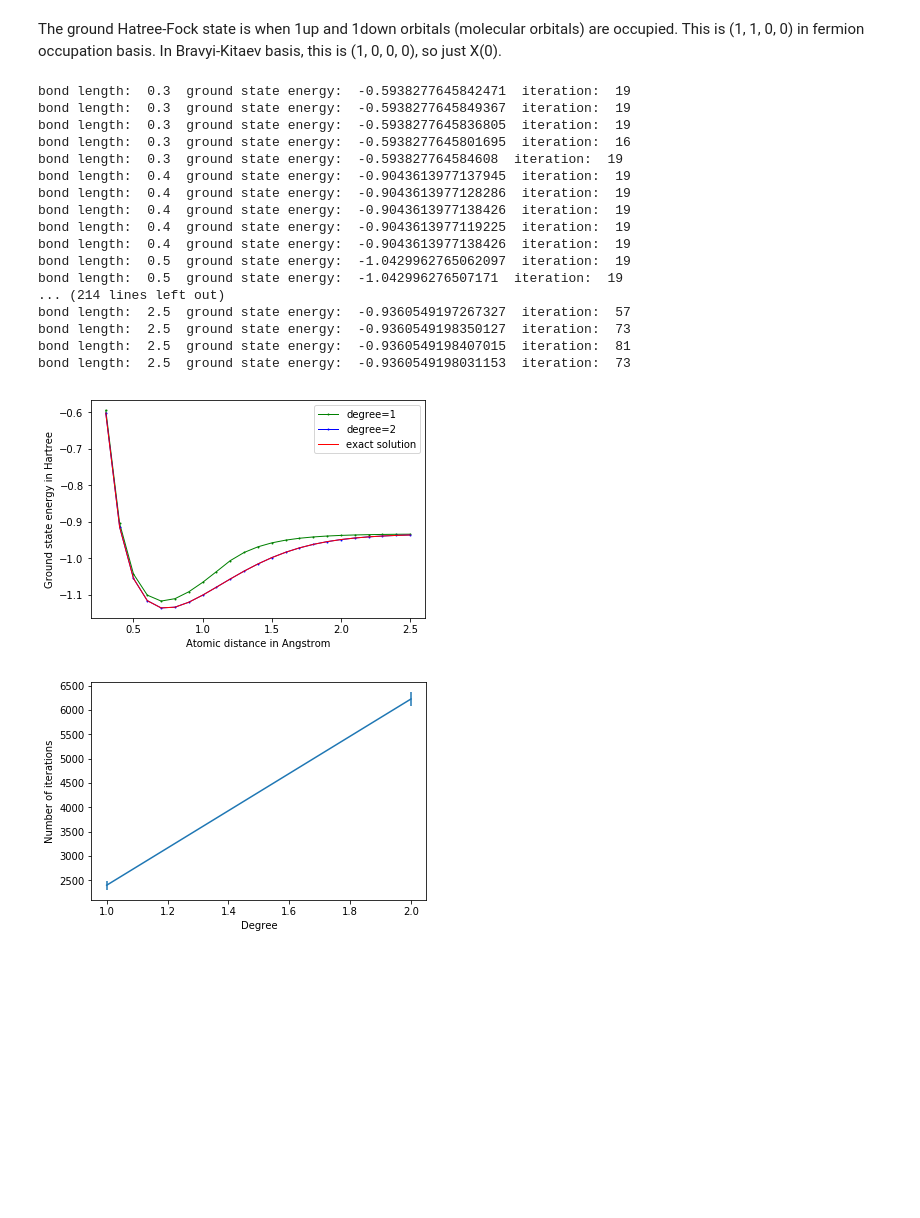
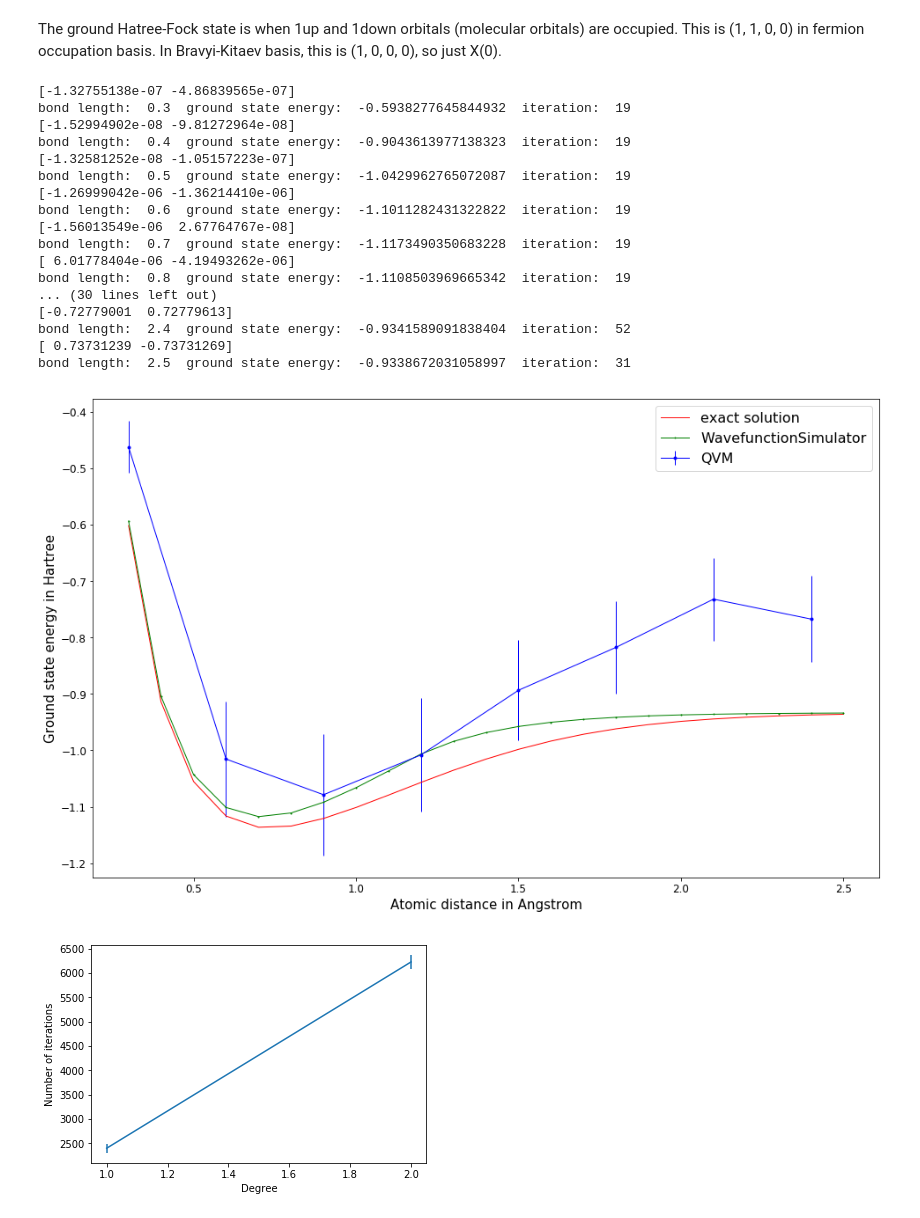
Before and after one commit to mingyu-kang/cs269q_openfermion, a Jupyter notebook: H2 UCC.ipynb, the cells around one changed output. Drawn from its saved outputs; the diff is of its cells as text; code cells hidden in the pictures; blank space fills up the shorter version.

```diff
--- a/H2 UCC.ipynb
+++ b/H2 UCC.ipynb
@@ -106,7 +106,7 @@ vqe_ground_energies_std = []
 vqe_iter_mean = []
 vqe_iter_std = []
 
-for degree in [1,2]:
+for degree in [1]:
     gelist = []
     gestdlist = []
     iterlist = []
@@ -123,7 +123,7 @@ for degree in [1,2]:
 
         gelist_temp = []
         iterlist_temp = []
-        for i in range(5):
+        for i in range(1):
             ge, cnt = get_ground_energy_ucc_h2(h2_interaction_hamil, degree)
             print('bond length: ', round(bond_length, 2), ' ground state energy: ', ge, ' iteration: ', cnt)
             gelist_temp.append(ge)
@@ -138,55 +138,60 @@ for degree in [1,2]:
     vqe_iter_mean.append(np.mean(iterlist))
     vqe_iter_std.append(np.mean(iterstdlist))
 # %% [output]
-bond length:  0.3  ground state energy:  -0.5938277645842471  iteration:  19
-bond length:  0.3  ground state energy:  -0.5938277645849367  iteration:  19
-bond length:  0.3  ground state energy:  -0.5938277645836805  iteration:  19
-bond length:  0.3  ground state energy:  -0.5938277645801695  iteration:  16
-bond length:  0.3  ground state energy:  -0.593827764584608  iteration:  19
-bond length:  0.4  ground state energy:  -0.9043613977137945  iteration:  19
-bond length:  0.4  ground state energy:  -0.9043613977128286  iteration:  19
-bond length:  0.4  ground state energy:  -0.9043613977138426  iteration:  19
-bond length:  0.4  ground state energy:  -0.9043613977119225  iteration:  19
-bond length:  0.4  ground state energy:  -0.9043613977138426  iteration:  19
-bond length:  0.5  ground state energy:  -1.0429962765062097  iteration:  19
-bond length:  0.5  ground state energy:  -1.042996276507171  iteration:  19
-... (214 lines left out)
-bond length:  2.5  ground state energy:  -0.9360549197267327  iteration:  57
-bond length:  2.5  ground state energy:  -0.9360549198350127  iteration:  73
-bond length:  2.5  ground state energy:  -0.9360549198407015  iteration:  81
-bond length:  2.5  ground state energy:  -0.9360549198031153  iteration:  73
+[-1.32755138e-07 -4.86839565e-07]
+bond length:  0.3  ground state energy:  -0.5938277645844932  iteration:  19
+[-1.52994902e-08 -9.81272964e-08]
+bond length:  0.4  ground state energy:  -0.9043613977138323  iteration:  19
+[-1.32581252e-08 -1.05157223e-07]
+bond length:  0.5  ground state energy:  -1.0429962765072087  iteration:  19
+[-1.26999042e-06 -1.36214410e-06]
+bond length:  0.6  ground state energy:  -1.1011282431322822  iteration:  19
+[-1.56013549e-06  2.67764767e-08]
+bond length:  0.7  ground state energy:  -1.1173490350683228  iteration:  19
+[ 6.01778404e-06 -4.19493262e-06]
+bond length:  0.8  ground state energy:  -1.1108503969665342  iteration:  19
+... (30 lines left out)
+[-0.72779001  0.72779613]
+bond length:  2.4  ground state energy:  -0.9341589091838404  iteration:  52
+[ 0.73731239 -0.73731269]
+bond length:  2.5  ground state energy:  -0.9338672031058997  iteration:  31
 # %%
 # Set molecule parameters.
 basis = 'sto-3g'
 multiplicity = 1
+
+vqe_qvm_deg1 = np.array([-0.4624058470678082, -1.015415011064866, -1.078574021527077, -1.0080117573300524, -0.8935215369858669, -0.8175487109835171, -0.7321655888885132, -0.7673884787306767])
+vqe_qvm_deg1_err = vqe_qvm_deg1*0.1
 
 # Generate molecule at different bond lengths.
 hf_energies = []
 fci_energies = []
 bond_lengths = []
 for bond_length in np.linspace(0.3, 2.5, 23):
     bond_lengths += [bond_length]
     description = str(round(bond_length,2))
 #    print(description)
     geometry = [('H', (0., 0., 0.)), ('H', (0., 0., bond_length))]
     molecule = MolecularData(
         geometry, basis, multiplicity, description=description)
 
     # Load data.
     molecule.load()
     fci_energies += [molecule.fci_energy]
 
-plt.figure(0)
-plt.plot(bond_lengths, vqe_ground_energies_mean[0], 'go-', linewidth=1, markersize=1, label='degree=1')
-plt.plot(bond_lengths, vqe_ground_energies_mean[1], 'bo-', linewidth=1, markersize=1, label='degree=2')
+plt.figure(figsize=(16,10))
 plt.plot(bond_lengths, fci_energies, 'r-', linewidth=1, markersize=1, label='exact solution')
-plt.legend()
-plt.ylabel('Ground state energy in Hartree')
-plt.xlabel('Atomic distance in Angstrom')
-plt.savefig('PLOT3.pdf', bbox_inches='tight')
+plt.errorbar(np.linspace(0.3, 2.4, 8), vqe_qvm_deg1, vqe_qvm_deg1_err, color='b', marker='o', linewidth=1, markersize=3, label='QVM')
+plt.plot(bond_lengths, vqe_ground_energies_mean[0], 'go-', linewidth=1, markersize=1, label='WavefunctionSimulator')
+#plt.plot(bond_lengths, vqe_ground_energies_mean[1], 'bo-', linewidth=1, markersize=1, label='degree=2')
+plt.tick_params(labelsize = 12)
+plt.legend(prop={'size': 16})
+plt.ylabel('Ground state energy in Hartree', size=15)
+plt.xlabel('Atomic distance in Angstrom', size=15)
+plt.savefig('PLOT7.pdf', bbox_inches='tight', size=15)
 plt.show()
 # %% [output]
-[figure, old version]
+[figure, new version]
 # %%
 numGates = np.array([34+36, 106+36])
 #plt.plot([1,2], np.array(vqe_iter_mean)*numGates, 'o-')
```
Also changed, not shown: 8 other files.
